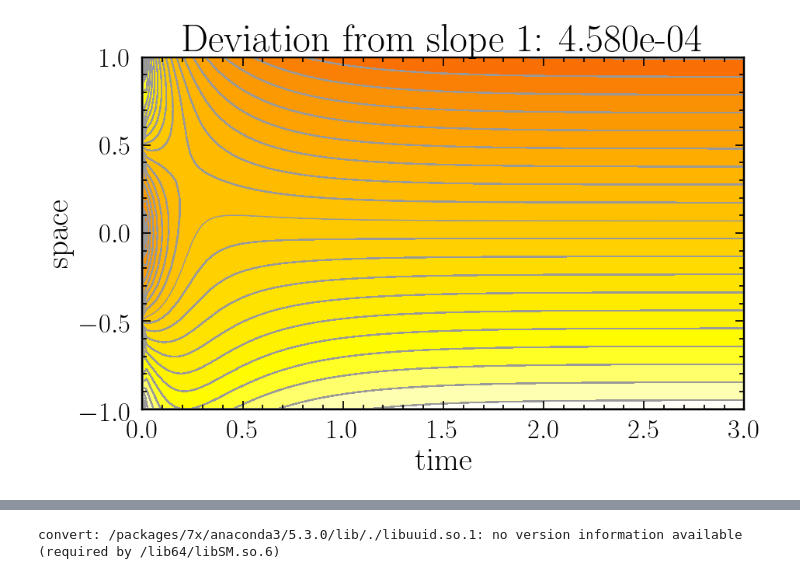
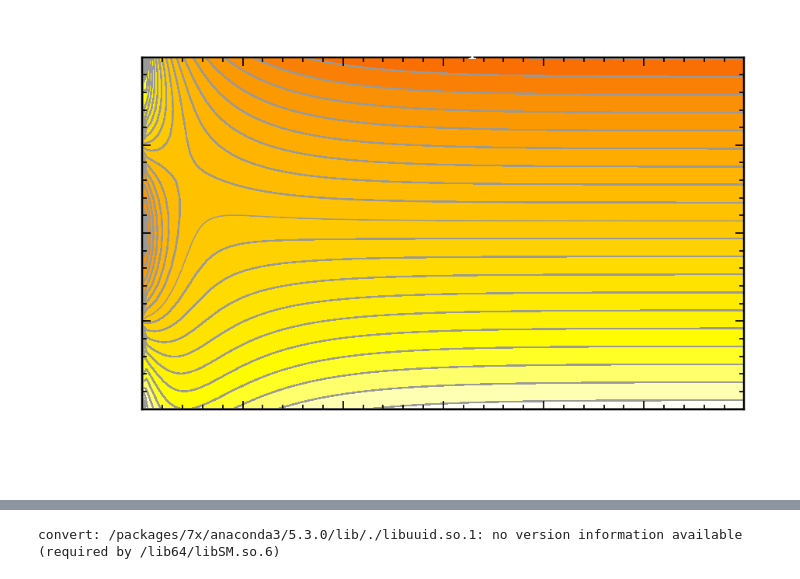
Before and after one commit to jyalim/RCworkshops, a Jupyter notebook: intro-python/heat/heat.ipynb, the cells around one changed output, grey strips where cells are left out. Cells and saved outputs as stored; diff of their text form; code cells hidden in the pictures.

```diff
--- a/intro-python/heat/heat.ipynb
+++ b/intro-python/heat/heat.ipynb
@@ -52,10 +40,10 @@ import numpy as np
 # %%
 plt.figure(1,figsize=(10,6))
 mycontourf(T,X,U,np.linspace(-1,1)*2.5,cmap=mycm15,edgecolor='#999999')
-_=plt.xticks(fontsize=25)
-_=plt.yticks(fontsize=25)
-_=plt.xlabel('time',fontsize=30)
-_=plt.ylabel('space',fontsize=30)
-_=plt.title(f'Deviation from slope 1: {err:10.3e}',fontsize=36)
+_=plt.xticks(fontsize=25,color='w')
+_=plt.yticks(fontsize=25,color='w')
+_=plt.xlabel('time',fontsize=30,color='w')
+_=plt.ylabel('space',fontsize=30,color='w')
+_=plt.title(f'Deviation from slope 1: {err:10.3e}',fontsize=36,color='w')
 # %% [output]
-[figure, old version]
+[figure, new version]
```
Also changed, not shown: parts of 12 cells of this notebook, 3 other files.
